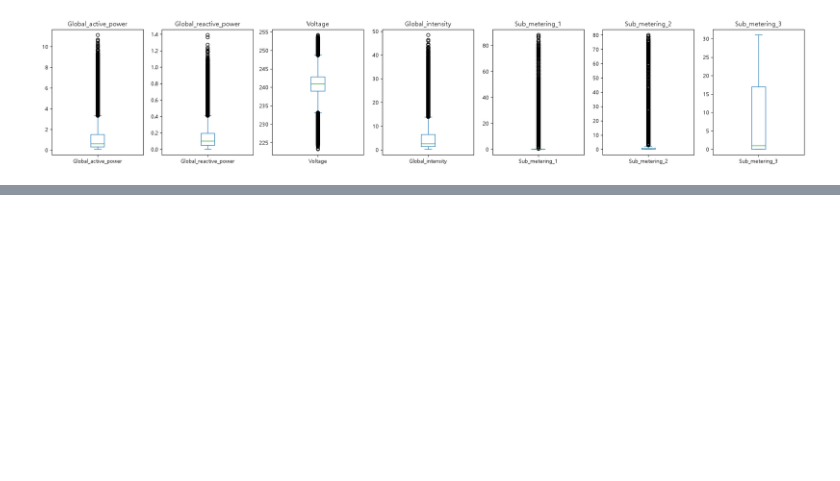
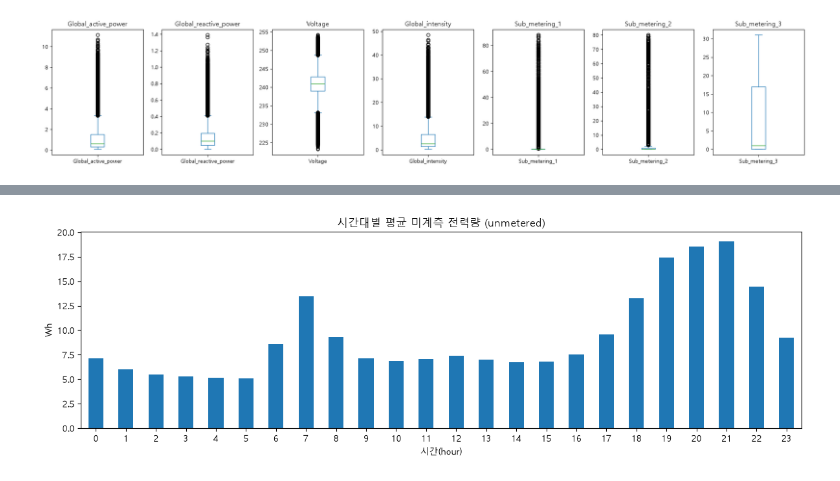
Before and after one commit to kboram28/PowerGuard, a Jupyter notebook: notebooks/01_eda.ipynb, the cells around one changed output, grey strips where cells are left out. Drawn from its saved outputs; the diff is of its cells as text; code cells hidden in the pictures; blank space fills up the shorter version.

```diff
--- a/notebooks/01_eda.ipynb
+++ b/notebooks/01_eda.ipynb
@@ -402,0 +701,10 @@ plt.show()
+# %%
+# Sub_metering 합계 vs Global_active_power 비교 (단위 환산: kW -> Wh/min 고려)
+# Global_active_power(kW)를 분당 Wh로 환산: kW * 1000 / 60
+df["global_active_power_wh"] = df["Global_active_power"] * 1000 / 60
+df["submetering_sum"] = df["Sub_metering_1"] + df["Sub_metering_2"] + df["Sub_metering_3"]
+
+# 나머지 미측정 가전 사용량 (이론상 항상 양수여야 정상)
+df["unmetered"] = df["global_active_power_wh"] - df["submetering_sum"]
+
+print(df["unmetered"].describe())
@@ -402,0 +739,13 @@ plt.show()
+# %%
+# unmetered 값의 시간대별 분포 (특정 시간대에 이상하게 몰리는지)
+fig, ax = plt.subplots(figsize=(12, 4))
+df.groupby("hour")["unmetered"].mean().plot(kind="bar", ax=ax)
+# x축 글씨 가로로 표시
+ax.tick_params(axis='x', rotation=0)
+ax.set_title("시간대별 평균 미계측 전력량 (unmetered)")
+ax.set_xlabel("시간(hour)")
+ax.set_ylabel("Wh")
+plt.tight_layout()
+plt.show()
+# %% [output]
+[figure, added]
```
Also changed, not shown: parts of 25 cells of this notebook.
